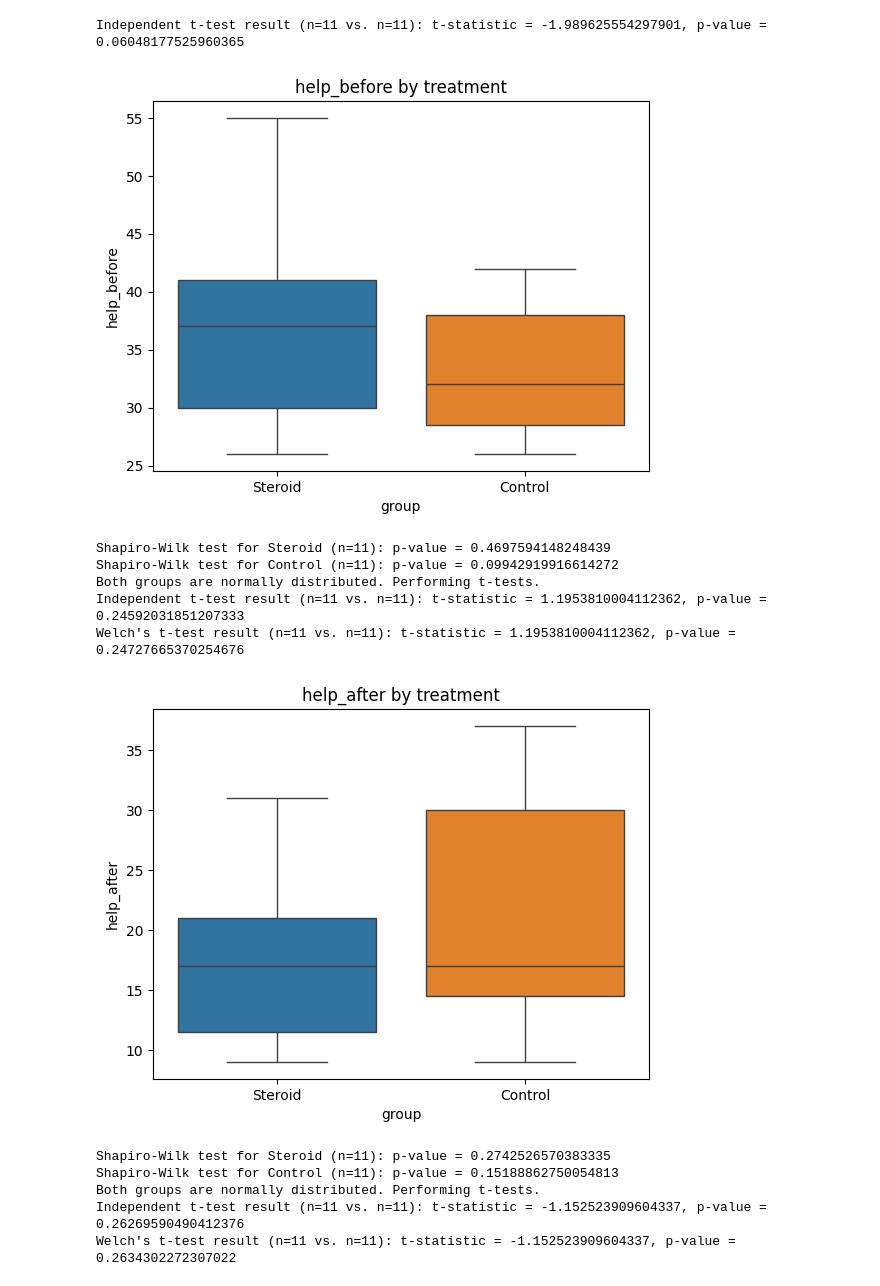
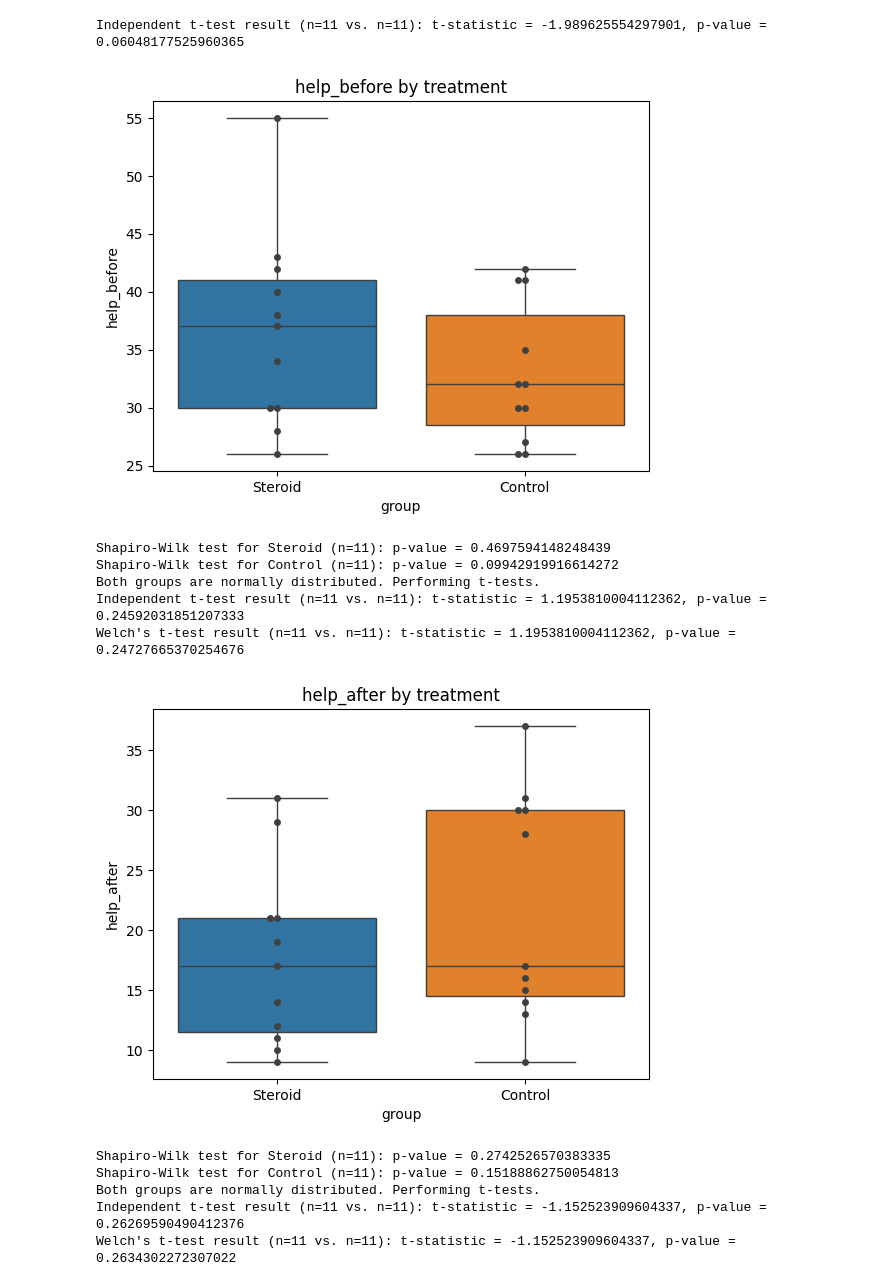
Before and after one commit to hannahnthompson/HG_Steroid_Study_Analysis_August-2025, a Jupyter notebook: Steroid_Study_Analysis.ipynb, the cells around one changed output. Saved outputs shown, nothing was run; the diff lists cells and outputs as text; code cells hidden in the pictures.

```diff
--- a/Steroid_Study_Analysis.ipynb
+++ b/Steroid_Study_Analysis.ipynb
@@ -68,7 +68,8 @@ dtype: object
 # %%
 # Function for boxplots to analyze various attribute distribution amongst those with and without Steriod
-def dist_boxplot(df, col):
-    sns.boxplot(data=df, x='group', y=col, hue='group', legend=False)
+def dist_boxplot(df, col, group):
+    sns.boxplot(data=df, x=group, y=col, hue=group, legend=False)
+    sns.swarmplot(x=group, y=col, data=df, color=".25")  # show individual points
     plt.title(col + " by treatment")
 
 # Function to test for Statistical Significance in Difference between Sample Means
@@ -173,9 +174,9 @@ perform_t_test(data_update, 'group', 'gdf15_after', 'Steroid', 'Control')
 Independent t-test result (n=11 vs. n=11): t-statistic = -1.989625554297901, p-value = 0.06048177525960365
 # %%
 # HELP Before
-dist_boxplot(data_update, 'help_before')
+dist_boxplot(data_update, 'help_before',  'group')
 # %% [output]
-[figure, old version]
+[figure, new version]
 # %%
 perform_statistical_tests(data_update, 'group', 'help_before', 'Steroid', 'Control')
 # %% [output]
@@ -186,9 +187,9 @@ Independent t-test result (n=11 vs. n=11): t-statistic = 1.1953810004112362, p-v
 Welch's t-test result (n=11 vs. n=11): t-statistic = 1.1953810004112362, p-value = 0.24727665370254676
 # %%
 # HELP After
-dist_boxplot(data_update, 'help_after')
+dist_boxplot(data_update, 'help_after', 'group')
 # %% [output]
-[figure, old version]
+[figure, new version]
 # %%
 perform_statistical_tests(data_update, 'group', 'help_after', 'Steroid', 'Control')
 # %% [output]
```
Also changed, not shown: parts of 43 cells of this notebook.
